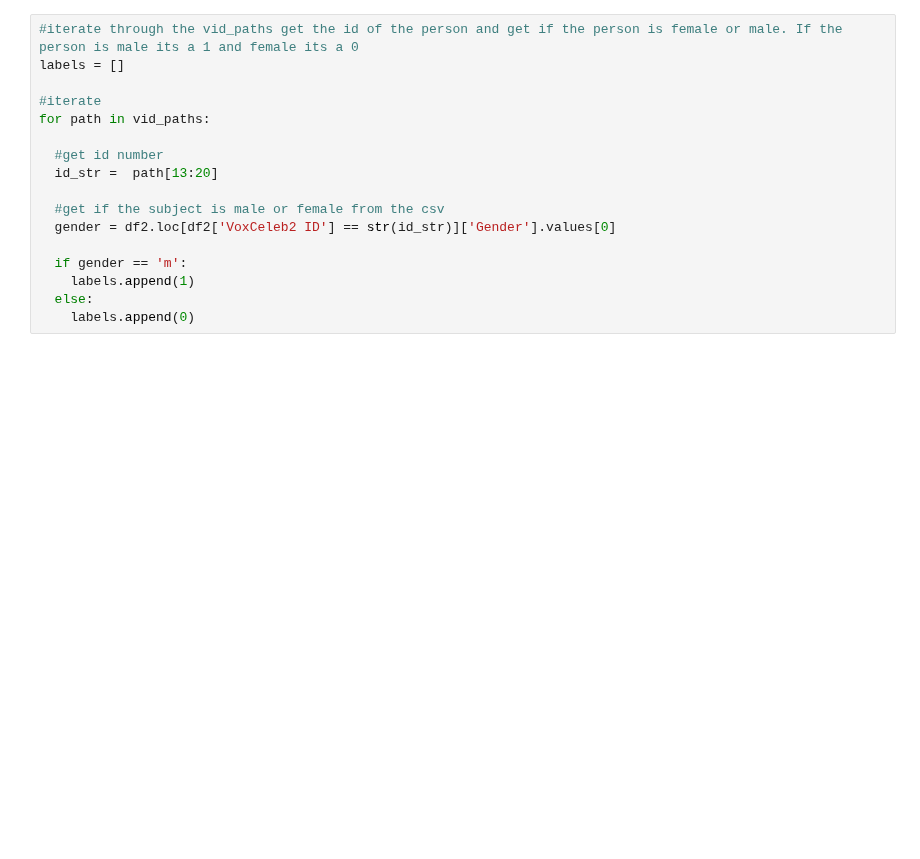
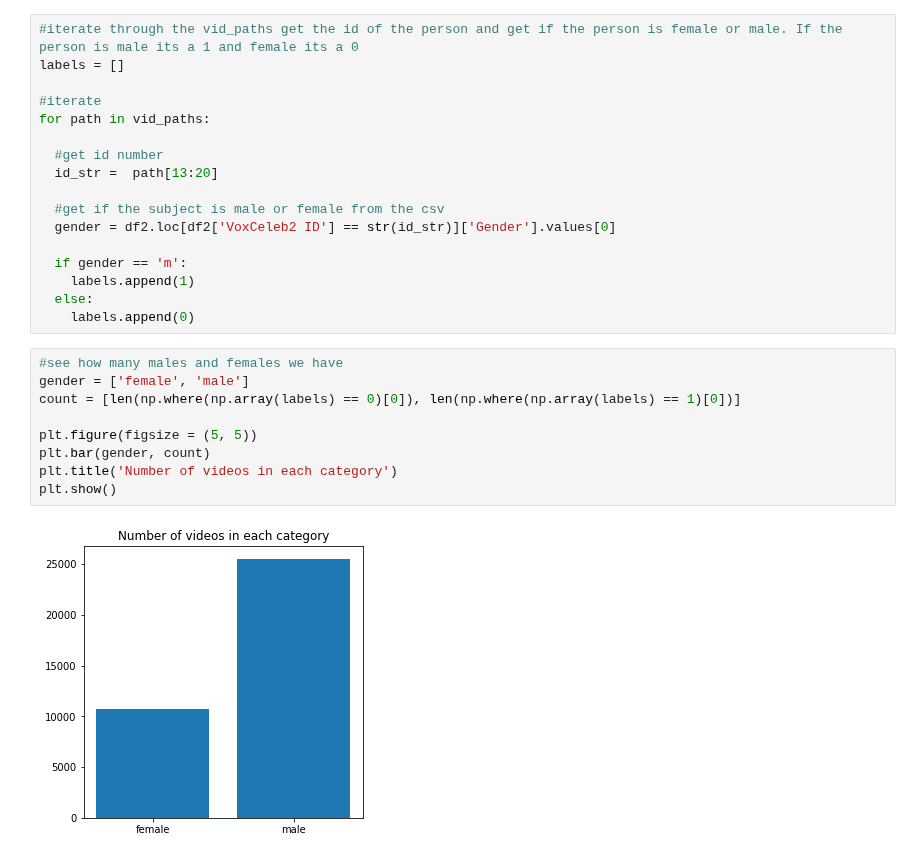
Before and after one commit to kaneelgit/msi_voxceleb, a Jupyter notebook: voxceleb_data_handle.ipynb, the cells around one changed output. Saved outputs shown, nothing was run; the diff lists cells and outputs as text; blank space fills up the shorter version.

```diff
--- a/voxceleb_data_handle.ipynb
+++ b/voxceleb_data_handle.ipynb
@@ -121,3 +126,14 @@ for path in vid_paths:
     labels.append(1)
   else:
     labels.append(0)
+# %%
+#see how many males and females we have
+gender = ['female', 'male']
+count = [len(np.where(np.array(labels) == 0)[0]), len(np.where(np.array(labels) == 1)[0])]
+
+plt.figure(figsize = (5, 5))
+plt.bar(gender, count)
+plt.title('Number of videos in each category')
+plt.show()
+# %% [output]
+[figure, added]
```
Also changed, not shown: parts of 8 cells of this notebook.
